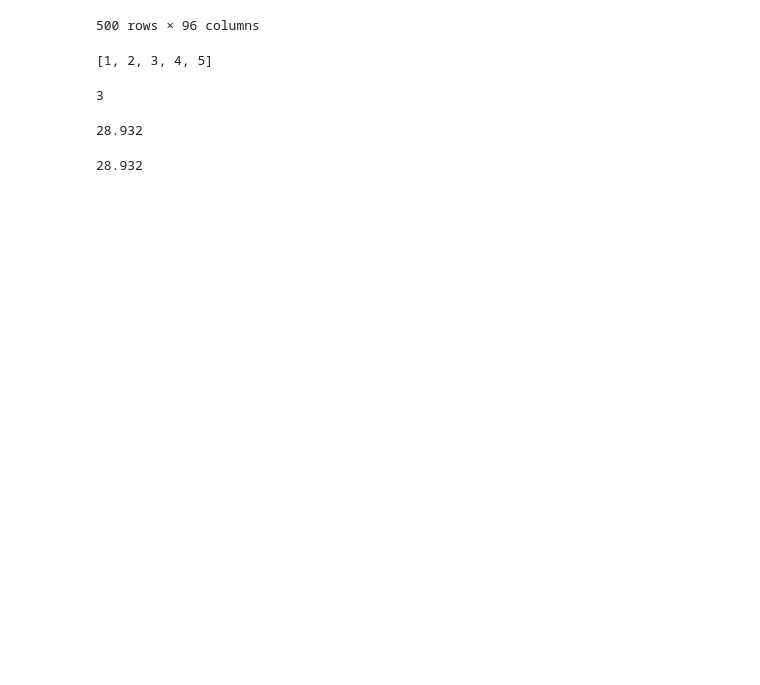
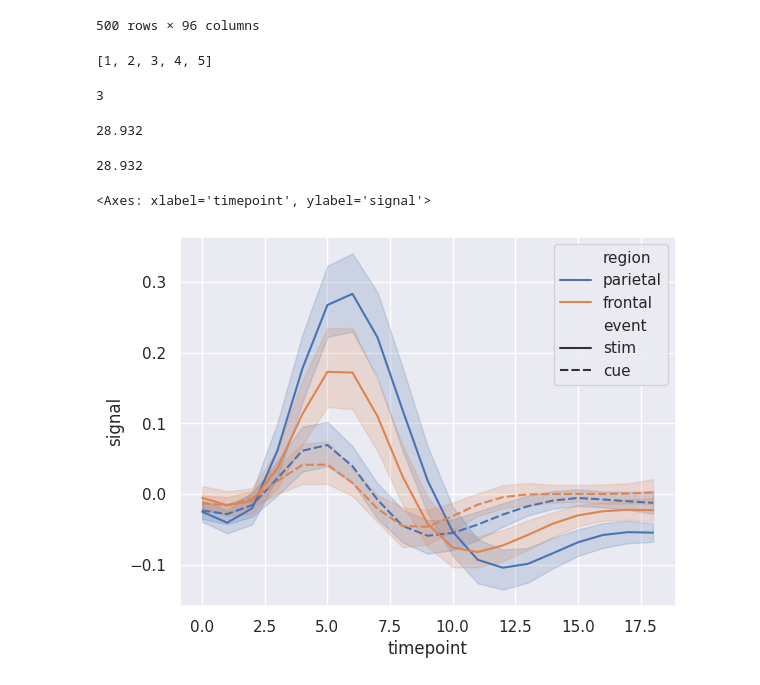
Before and after one commit to stevenkhwun/Colab, a Jupyter notebook: BasicOperation.ipynb, the cells around one changed output. Cells and saved outputs as stored; diff of their text form; code cells hidden in the pictures; blank space fills up the shorter version.

```diff
--- a/BasicOperation.ipynb
+++ b/BasicOperation.ipynb
@@ -117,3 +117,17 @@ df1['AGE'].mean()
 st.mean(df1['AGE'])
 # %% [output]
 28.932
+# %%
+import seaborn as sns
+sns.set_theme(style='darkgrid')
+# %%
+# Load an example dataset with long-form data
+fmri = sns.load_dataset('fmri')
+# %%
+# Plot the responses for different events and regions
+sns.lineplot(x='timepoint', y='signal',
+             hue='region', style='event',
+             data=fmri)
+# %% [output]
+<Axes: xlabel='timepoint', ylabel='signal'>
+[figure, added]
```
